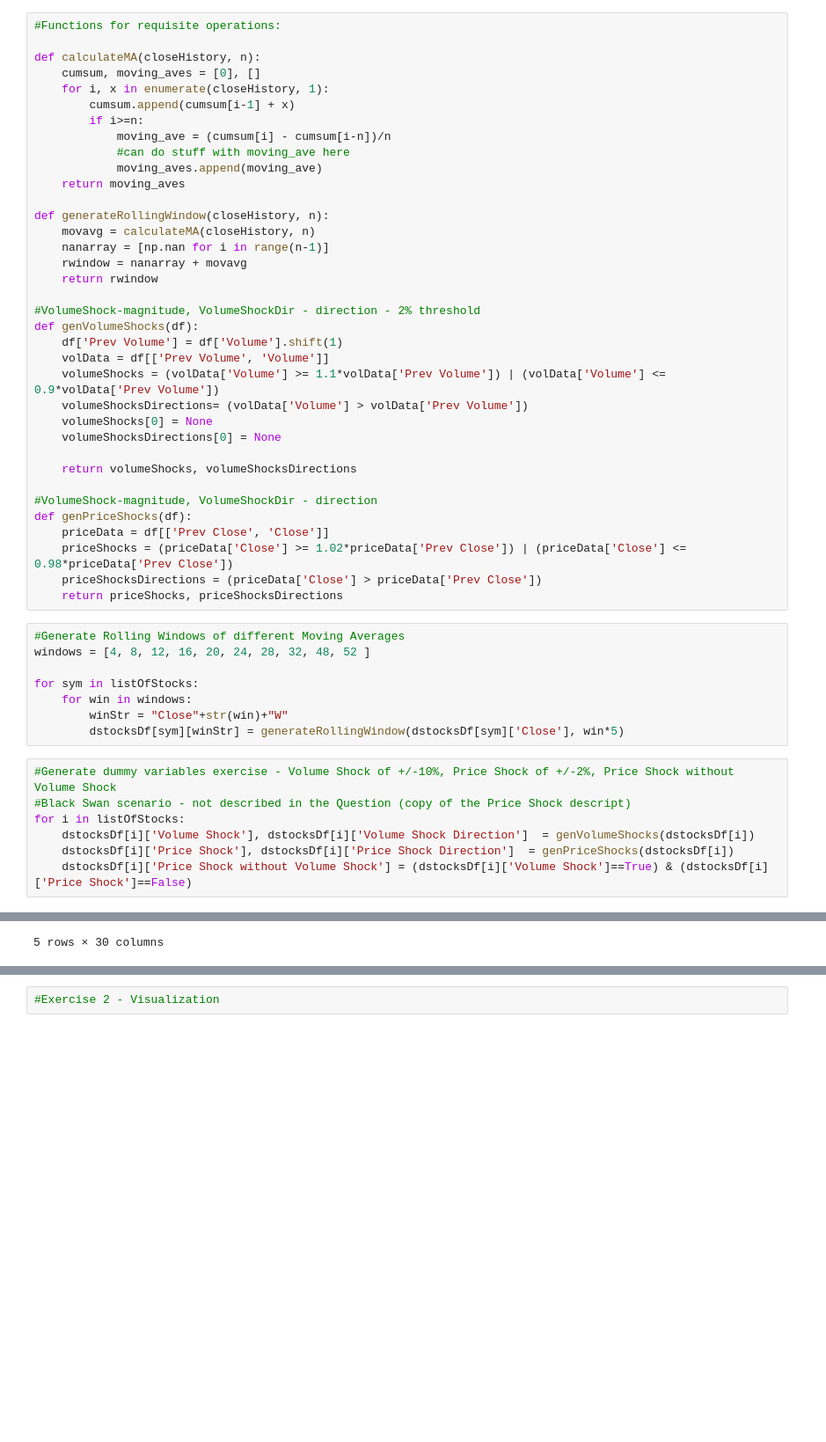
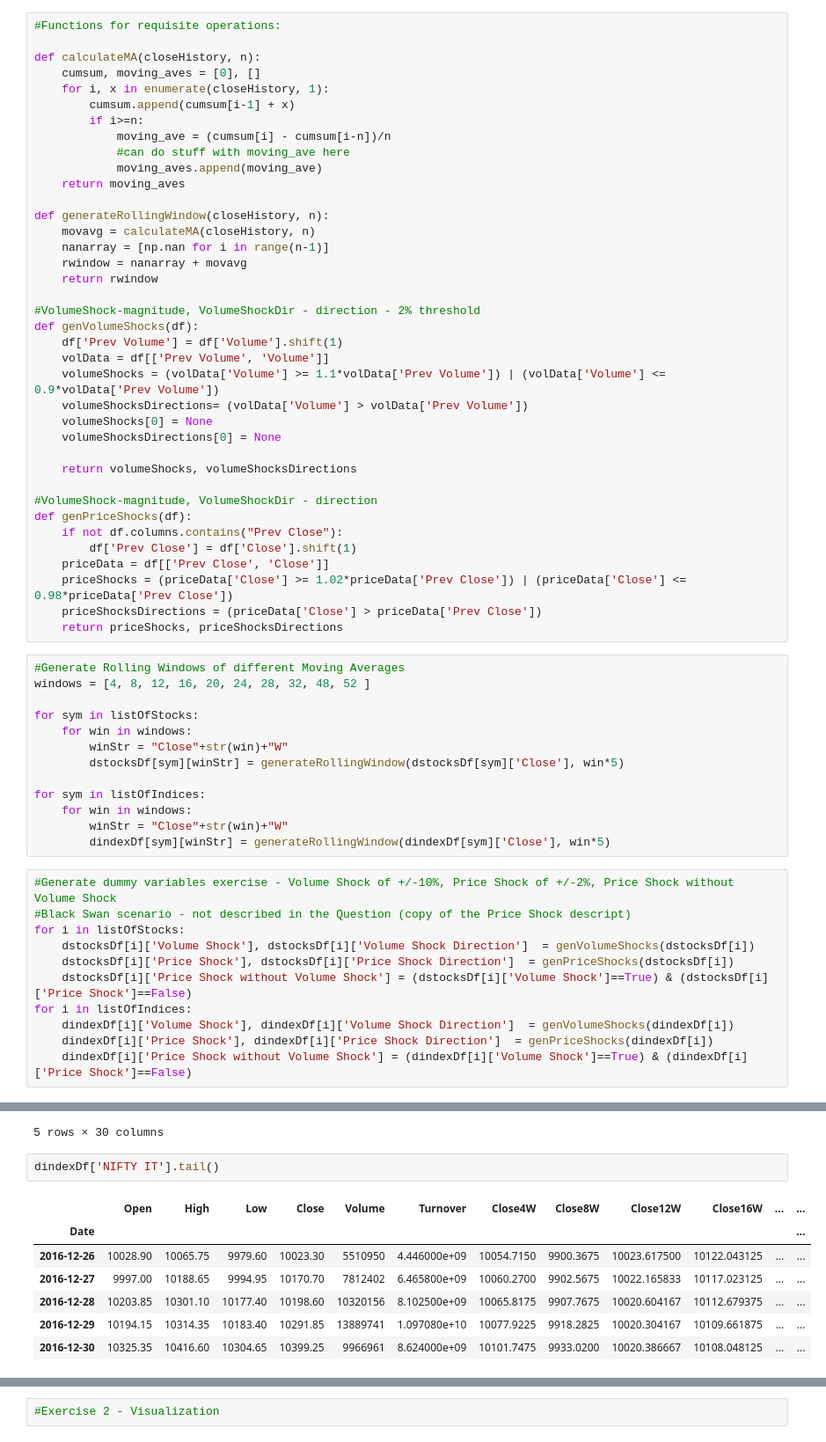
Before and after one commit to sudharshan-ashok/financial-pricing-volume-shocks, a Jupyter notebook: RCAssignment.ipynb, the cells around one changed output, grey strips where cells are left out. Shown at 88% size. Cells and saved outputs as stored; diff of their text form; blank space fills up the shorter version.

```diff
--- a/RCAssignment.ipynb
+++ b/RCAssignment.ipynb
@@ -75,6 +75,8 @@ def genVolumeShocks(df):
 
 #VolumeShock-magnitude, VolumeShockDir - direction
 def genPriceShocks(df):
+    if not df.columns.contains("Prev Close"):
+        df['Prev Close'] = df['Close'].shift(1)
     priceData = df[['Prev Close', 'Close']]
     priceShocks = (priceData['Close'] >= 1.02*priceData['Prev Close']) | (priceData['Close'] <= 0.98*priceData['Prev Close'])
     priceShocksDirections = (priceData['Close'] > priceData['Prev Close'])
@@ -87,6 +89,11 @@ for sym in listOfStocks:
     for win in windows:
         winStr = "Close"+str(win)+"W"
         dstocksDf[sym][winStr] = generateRollingWindow(dstocksDf[sym]['Close'], win*5)
+
+for sym in listOfIndices:
+    for win in windows:
+        winStr = "Close"+str(win)+"W"
+        dindexDf[sym][winStr] = generateRollingWindow(dindexDf[sym]['Close'], win*5)
 # %%
 #Generate dummy variables exercise - Volume Shock of +/-10%, Price Shock of +/-2%, Price Shock without Volume Shock
 #Black Swan scenario - not described in the Question (copy of the Price Shock descript)
@@ -94,6 +101,10 @@ for i in listOfStocks:
     dstocksDf[i]['Volume Shock'], dstocksDf[i]['Volume Shock Direction']  = genVolumeShocks(dstocksDf[i])
     dstocksDf[i]['Price Shock'], dstocksDf[i]['Price Shock Direction']  = genPriceShocks(dstocksDf[i])
     dstocksDf[i]['Price Shock without Volume Shock'] = (dstocksDf[i]['Volume Shock']==True) & (dstocksDf[i]['Price Shock']==False)
+for i in listOfIndices:
+    dindexDf[i]['Volume Shock'], dindexDf[i]['Volume Shock Direction']  = genVolumeShocks(dindexDf[i])
+    dindexDf[i]['Price Shock'], dindexDf[i]['Price Shock Direction']  = genPriceShocks(dindexDf[i])
+    dindexDf[i]['Price Shock without Volume Shock'] = (dindexDf[i]['Volume Shock']==True) & (dindexDf[i]['Price Shock']==False)
 # %%
 dstocksDf['TCS'].tail()
 # %% [output]
@@ -116,3 +127,13 @@ dstocksDf['INFY'].tail()
 | 2016-12-29 | INFY | EQ | 998.50 | 1003.75 | 1008.0 | 988.15 | 990.00 | 992.35 | 997.88 | 3120062 | ... | ... |
 | 2016-12-30 | INFY | EQ | 992.35 | 998.00 | 1012.0 | 992.75 | 1011.00 | 1010.60 | 1006.91 | 3633884 | ... | ... |
 5 rows × 30 columns
+# %%
+dindexDf['NIFTY IT'].tail()
+# %% [output]
+|  | Open | High | Low | Close | Volume | Turnover | Close4W | Close8W | Close12W | Close16W | ... | ... |
+| Date |  |  |  |  |  |  |  |  |  |  |  | ... |
+| 2016-12-26 | 10028.90 | 10065.75 | 9979.60 | 10023.30 | 5510950 | 4.446000e+09 | 10054.7150 | 9900.3675 | 10023.617500 | 10122.043125 | ... | ... |
+| 2016-12-27 | 9997.00 | 10188.65 | 9994.95 | 10170.70 | 7812402 | 6.465800e+09 | 10060.2700 | 9902.5675 | 10022.165833 | 10117.023125 | ... | ... |
+| 2016-12-28 | 10203.85 | 10301.10 | 10177.40 | 10198.60 | 10320156 | 8.102500e+09 | 10065.8175 | 9907.7675 | 10020.604167 | 10112.679375 | ... | ... |
+| 2016-12-29 | 10194.15 | 10314.35 | 10183.40 | 10291.85 | 13889741 | 1.097080e+10 | 10077.9225 | 9918.2825 | 10020.304167 | 10109.661875 | ... | ... |
+| 2016-12-30 | 10325.35 | 10416.60 | 10304.65 | 10399.25 | 9966961 | 8.624000e+09 | 10101.7475 | 9933.0200 | 10020.386667 | 10108.048125 | ... | ... |
```
Also changed, not shown: parts of 1 cell of this notebook.
